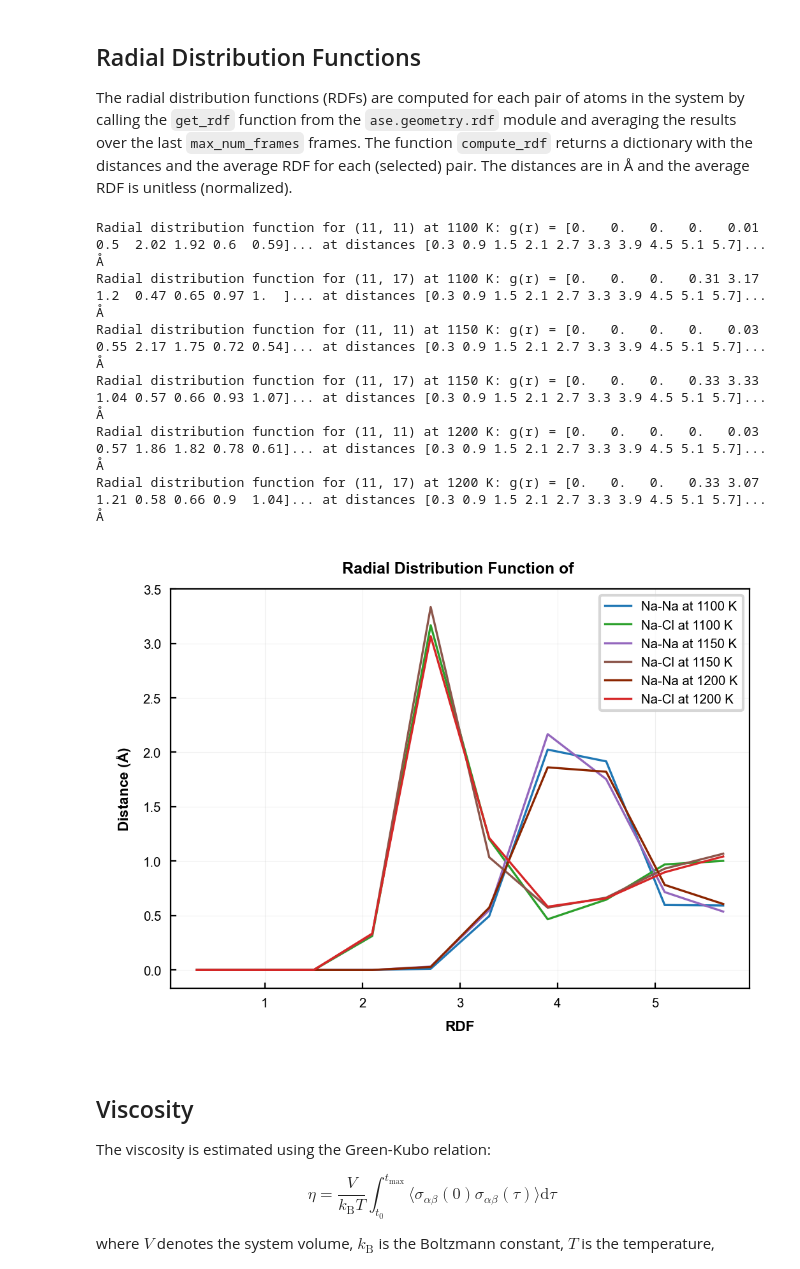
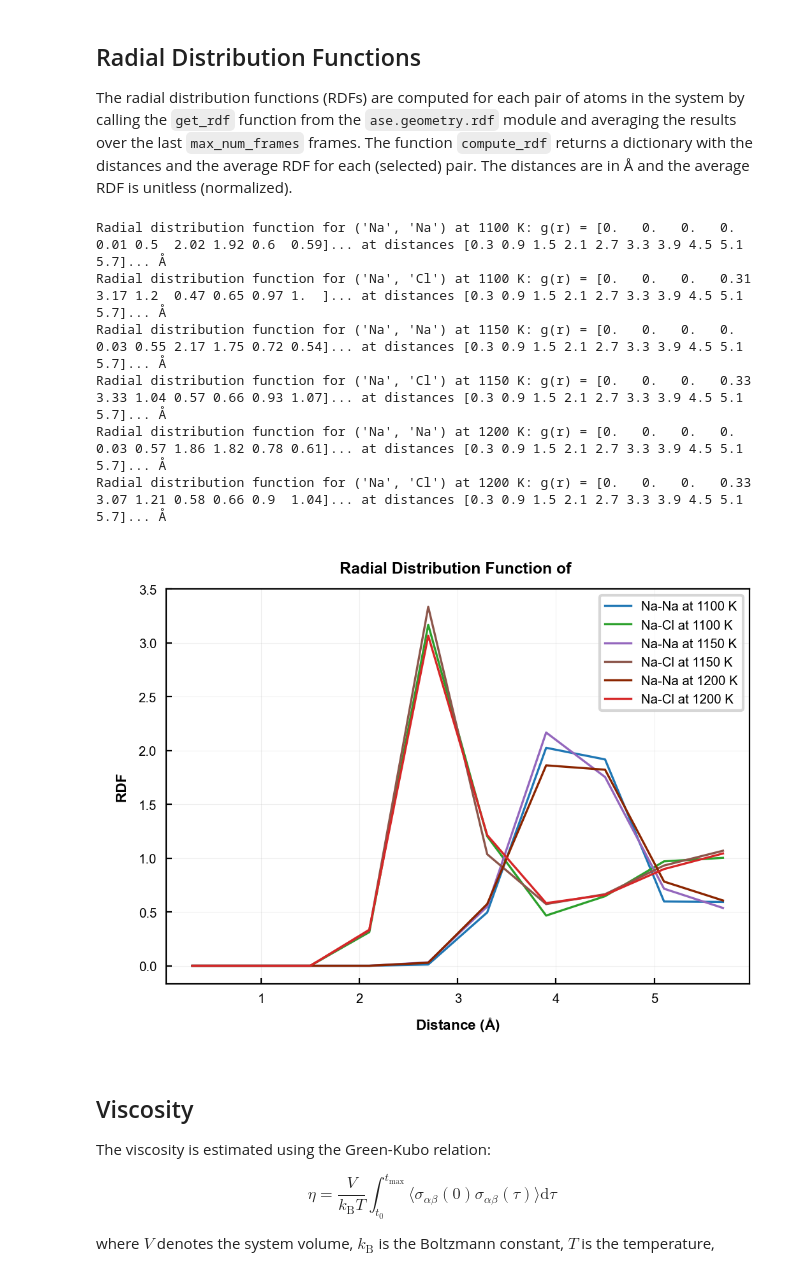
Before and after one commit to leiapple/MoltenSaltCalc, a Jupyter notebook: demo/analyzer.ipynb, the cells around one changed output. Cells and saved outputs as stored; diff of their text form; code cells hidden in the pictures.

```diff
--- a/demo/analyzer.ipynb
+++ b/demo/analyzer.ipynb
@@ -163,31 +163,31 @@ Arrhenius parameters for the self-diffusion of NaCl: Ea = 1.943528e+04 J/mol, D0
 The radial distribution functions (RDFs) are computed for each pair of atoms in the system by calling the `get_rdf` function from the `ase.geometry.rdf` module and averaging the results over the last `max_num_frames` frames. The function `compute_rdf` returns a dictionary with the distances and the average RDF for each (selected) pair. The distances are in Å and the average RDF is unitless (normalized).
 # %%
 fig, ax = p.new()
-selected_pairs = [(11, 11), (11, 17)]
+selected_pairs = [("Na", "Na"), ("Na", "Cl")]
 for T in temperatures:
     rdf_data = analyzer.compute_rdf(
-        T=T, max_num_frames=10, pairs=selected_pairs, nbins=10
+        T=T, max_num_frames=10, pairs=selected_pairs, nbins=10, n_workers=1
     )
     for pair in selected_pairs:
         print(
             f"Radial distribution function for {pair} at {T} K: g(r) = {np.round(rdf_data[pair][1], 2)}... at distances {rdf_data[pair][0]}... Å"
         )
         p.line(
             ax,
             rdf_data[pair][0],
             rdf_data[pair][1],
-            label=f"{chemical_symbols[pair[0]]}-{chemical_symbols[pair[1]]} at {T} K",
+            label=f"{pair[0]}-{pair[1]} at {T} K",
         )
-p.label(ax, "RDF", "Distance ($\\AA$)", "Radial Distribution Function of ")
+p.label(ax, "Distance ($\\AA$)", "RDF", "Radial Distribution Function of ")
 p.legend(ax)
 # %% [output]
-Radial distribution function for (11, 11) at 1100 K: g(r) = [0.   0.   0.   0.   0.01 0.5  2.02 1.92 0.6  0.59]... at distances [0.3 0.9 1.5 2.1 2.7 3.3 3.9 4.5 5.1 5.7]... Å
-Radial distribution function for (11, 17) at 1100 K: g(r) = [0.   0.   0.   0.31 3.17 1.2  0.47 0.65 0.97 1.  ]... at distances [0.3 0.9 1.5 2.1 2.7 3.3 3.9 4.5 5.1 5.7]... Å
-Radial distribution function for (11, 11) at 1150 K: g(r) = [0.   0.   0.   0.   0.03 0.55 2.17 1.75 0.72 0.54]... at distances [0.3 0.9 1.5 2.1 2.7 3.3 3.9 4.5 5.1 5.7]... Å
-Radial distribution function for (11, 17) at 1150 K: g(r) = [0.   0.   0.   0.33 3.33 1.04 0.57 0.66 0.93 1.07]... at distances [0.3 0.9 1.5 2.1 2.7 3.3 3.9 4.5 5.1 5.7]... Å
-Radial distribution function for (11, 11) at 1200 K: g(r) = [0.   0.   0.   0.   0.03 0.57 1.86 1.82 0.78 0.61]... at distances [0.3 0.9 1.5 2.1 2.7 3.3 3.9 4.5 5.1 5.7]... Å
-Radial distribution function for (11, 17) at 1200 K: g(r) = [0.   0.   0.   0.33 3.07 1.21 0.58 0.66 0.9  1.04]... at distances [0.3 0.9 1.5 2.1 2.7 3.3 3.9 4.5 5.1 5.7]... Å
+Radial distribution function for ('Na', 'Na') at 1100 K: g(r) = [0.   0.   0.   0.   0.01 0.5  2.02 1.92 0.6  0.59]... at distances [0.3 0.9 1.5 2.1 2.7 3.3 3.9 4.5 5.1 5.7]... Å
+Radial distribution function for ('Na', 'Cl') at 1100 K: g(r) = [0.   0.   0.   0.31 3.17 1.2  0.47 0.65 0.97 1.  ]... at distances [0.3 0.9 1.5 2.1 2.7 3.3 3.9 4.5 5.1 5.7]... Å
+Radial distribution function for ('Na', 'Na') at 1150 K: g(r) = [0.   0.   0.   0.   0.03 0.55 2.17 1.75 0.72 0.54]... at distances [0.3 0.9 1.5 2.1 2.7 3.3 3.9 4.5 5.1 5.7]... Å
+Radial distribution function for ('Na', 'Cl') at 1150 K: g(r) = [0.   0.   0.   0.33 3.33 1.04 0.57 0.66 0.93 1.07]... at distances [0.3 0.9 1.5 2.1 2.7 3.3 3.9 4.5 5.1 5.7]... Å
+Radial distribution function for ('Na', 'Na') at 1200 K: g(r) = [0.   0.   0.   0.   0.03 0.57 1.86 1.82 0.78 0.61]... at distances [0.3 0.9 1.5 2.1 2.7 3.3 3.9 4.5 5.1 5.7]... Å
+Radial distribution function for ('Na', 'Cl') at 1200 K: g(r) = [0.   0.   0.   0.33 3.07 1.21 0.58 0.66 0.9  1.04]... at distances [0.3 0.9 1.5 2.1 2.7 3.3 3.9 4.5 5.1 5.7]... Å
-[figure, old version]
+[figure, new version]
 # %% [markdown]
 ## Viscosity
 
```
Also changed, not shown: 4 other files.
